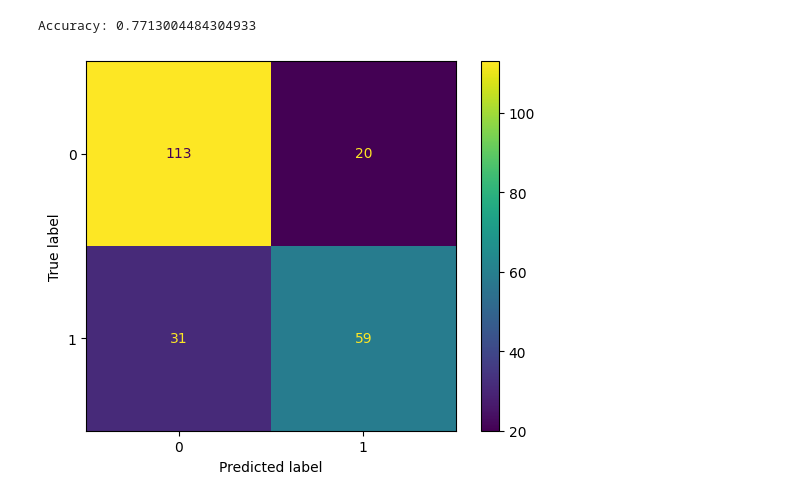
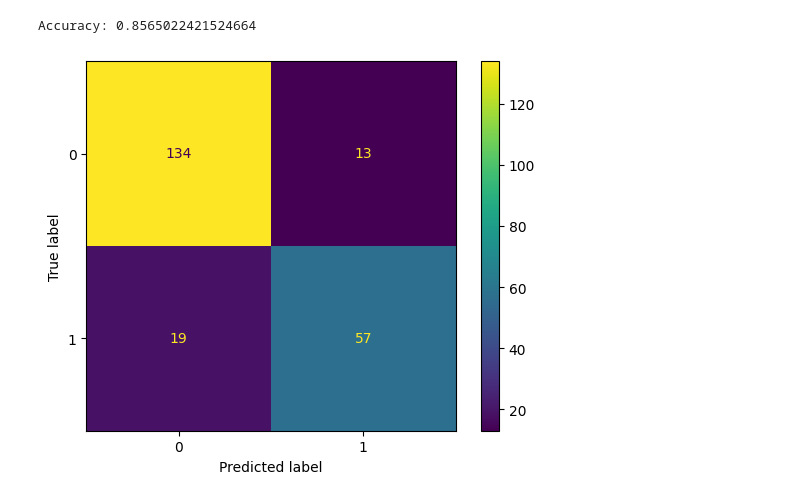
Before and after one commit to kasvoy/KaggleLearning, a Jupyter notebook: titanic/titanic.ipynb, the cells around one changed output. Cells and saved outputs as stored; diff of their text form; code cells hidden in the pictures.

```diff
--- a/titanic/titanic.ipynb
+++ b/titanic/titanic.ipynb
@@ -74,0 +34,19 @@ X_enc.head(10)
+# %%
+titles = X["Name"].str.split(',').str.get(1).str.split('.').str.get(0)
+
+relevant_titles =  ['Mr', 'Mrs', 'Miss', 'Master']
+pattern = '|'.join(relevant_titles)
+
+titles = titles.loc[titles.str.contains(pattern)]
+# %%
+X_enc["Title"] = titles
+X_enc = pd.get_dummies(X_enc, columns=["Title"])
+X_enc = X_enc.drop(["Name", "Ticket", "Cabin"], axis="columns")
+# %%
+def isminor(row):
+    if (row["Age"] < 18) or (row["Title_ Master"] == 1):
+        return 1
+    else:
+        return 0
+
+X_enc["isminor"] = X_enc.apply(lambda row: isminor(row), axis=1)
@@ -75,18 +73,18 @@ X_enc.head(10)
 # %%
-pipe = Pipeline([
+default_svc = Pipeline([
     ("scaler", StandardScaler()),
     ("svc", SVC())
 ])
 
-X_train, X_test, y_train, y_test = train_test_split(X_enc, y, random_state=22, test_size=0.25)
+X_train, X_test, y_train, y_test = train_test_split(X_enc, y, random_state=10)
 # %%
-pipe.fit(X_train, y_train)
-predictions = pipe.predict(X_test)
+default_svc.fit(X_train, y_train)
+predictions = default_svc.predict(X_test)
 
-show_accuracy_confusion(pipe, X_test, y_test)
+show_accuracy_confusion(default_svc, X_test, y_test)
 # %% [output]
-Accuracy: 0.7713004484304933
+Accuracy: 0.8565022421524664
-[figure, old version]
+[figure, new version]
 # %%
 forest = RandomForestClassifier(criterion="entropy", max_depth=5, n_estimators=300)
 sgd = SGDClassifier(eta0=1, learning_rate="adaptive",n_jobs=-1, penalty="l2", loss="log_loss")
```
Also changed, not shown: parts of 19 cells of this notebook.
